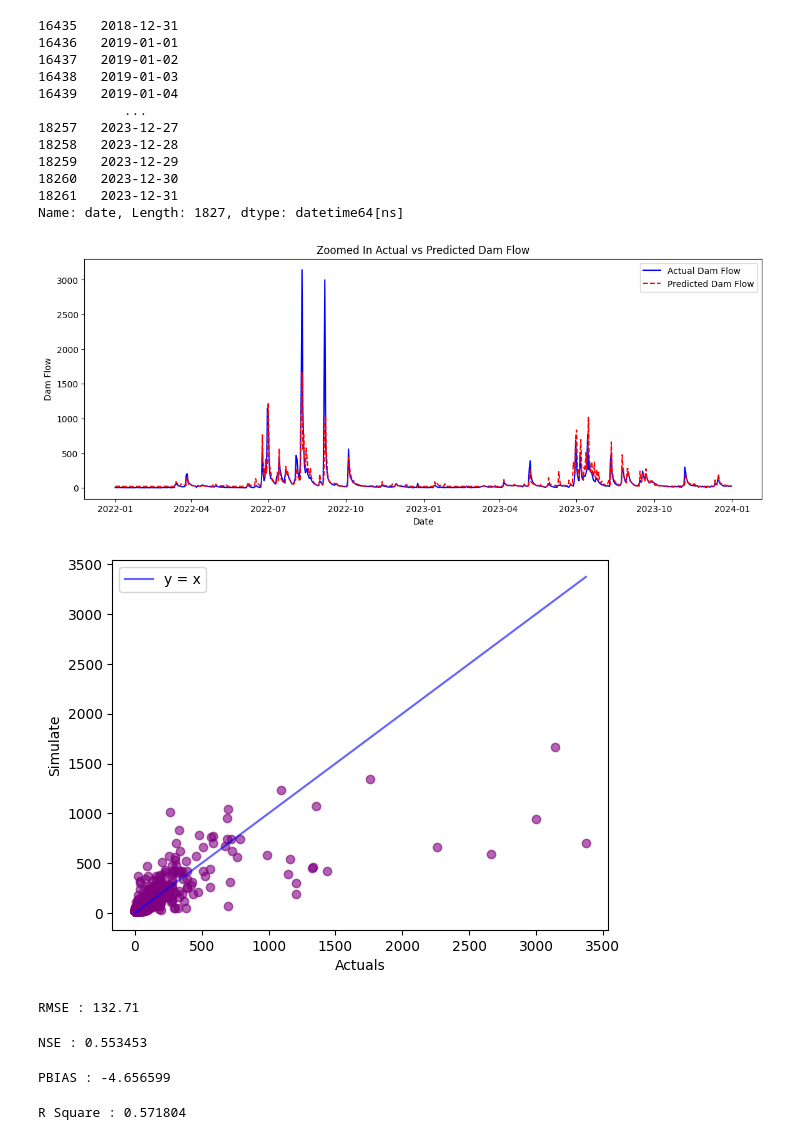
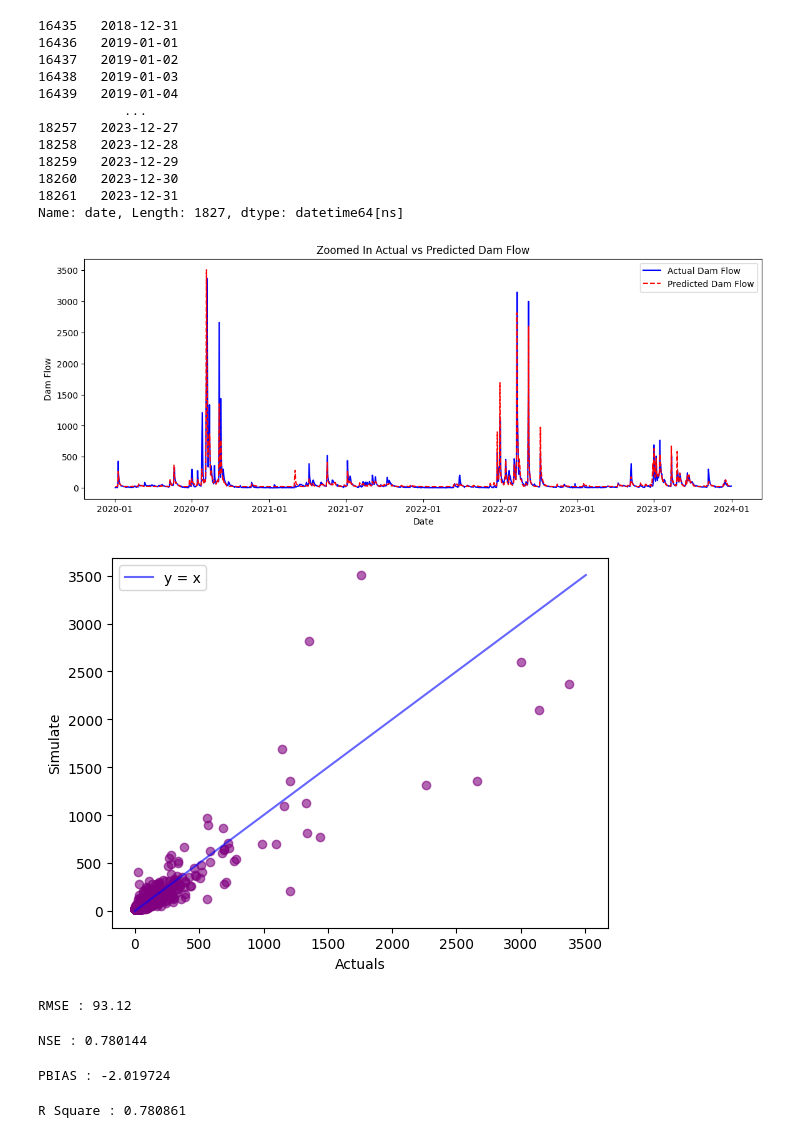
Before and after one commit to zinseo964/dam_flow, a Jupyter notebook: dam_lstm(notincludesthepreviousdam).ipynb, the cells around one changed output. Drawn from its saved outputs; the diff is of its cells as text; code cells hidden in the pictures.

```diff
--- a/dam_lstm(notincludesthepreviousdam).ipynb
+++ b/dam_lstm(notincludesthepreviousdam).ipynb
@@ -125,14 +125,14 @@ testY = []
 
 for i in range(seq_len, n_train-pred_days +1):
     trainX.append(train_data_scaled[i - seq_len:i, 1:train_data_scaled.shape[1]])
-    trainY.append(train_data_scaled[i + pred_days - 1:i + pred_days, 0])
+    trainY.append(train_data_scaled[i + pred_days - 2:i + pred_days-1, 0])
 
 for i in range(seq_len, len(test_data_scaled)-pred_days +1):
     testX.append(test_data_scaled[i - seq_len:i, 1:test_data_scaled.shape[1]])
-    testY.append(test_data_scaled[i + pred_days - 1:i + pred_days, 0])
+    testY.append(test_data_scaled[i + pred_days - 2:i + pred_days-1, 0])
 
-print(trainX[:5])
-# print(trainY[:5])
+print(trainX[0])
+print(trainY[0])
 
 trainX, trainY = np.array(trainX), np.array(trainY)
 testX, testY = np.array(testX), np.array(testY)
@@ -298,33 +296,33 @@ print(test_dates)
 Name: date, Length: 1827, dtype: datetime64[ns]
 # %%
 # Calculate the start and end indices for the zoomed plot
-zoom_start = len(test_dates) - 365*2
+zoom_start = len(test_dates) - 365*4
 zoom_end = len(test_dates)
 
 # Create the zoomed plot
 plt.figure(figsize=(14, 5))
 
 # Adjust the start index for the testY_original and y_pred arrays
 adjusted_start = zoom_start - seq_len
 
 plt.plot(test_dates[zoom_start:zoom_end],
          testY_original[adjusted_start:zoom_end - zoom_start + adjusted_start],
          color='blue',
          label='Actual Dam Flow')
 
 plt.plot(test_dates[zoom_start:zoom_end],
          y_pred[adjusted_start:zoom_end - zoom_start + adjusted_start ],
          color='red',
          linestyle='--',
          label='Predicted Dam Flow')
 
 plt.xlabel('Date')
 plt.ylabel('Dam Flow')
 plt.title('Zoomed In Actual vs Predicted Dam Flow')
 plt.legend()
 plt.show()
 # %% [output]
-[figure, old version]
+[figure, new version]
 # %%
 # 일대일 그래프
 x = np.arange(0,max(max(testY_original), max(y_pred)))
@@ -337,7 +335,7 @@ plt.ylabel('Simulate')
 plt.legend()
 plt.show()
 # %% [output]
-[figure, old version]
+[figure, new version]
 # %%
 #RMSE
 from sklearn.metrics import r2_score
@@ -346,7 +344,7 @@ from sklearn.metrics import mean_squared_error
 rmse = np.sqrt(mean_squared_error(testY_original, y_pred))
 print('RMSE : %.2f' %(rmse))
 # %% [output]
-RMSE : 132.71
+RMSE : 93.12
 # %%
 # NSE
 from numpy import mean
@@ -362,7 +360,7 @@ for i in range(len(testY_original)):
 nse = 1 - (num_sum1 / num_sum2)
 print('NSE : %f' %nse)
 # %% [output]
-NSE : 0.553453
+NSE : 0.780144
 # %%
 # PBIAS
 num_sum1 = 0
@@ -373,7 +371,7 @@ for i in range(len(testY_original)):
 pbias = (num_sum1 / np.sum(testY_original[:])) * 100
 print('PBIAS : %f' %pbias)
 # %% [output]
-PBIAS : -4.656599
+PBIAS : -2.019724
 # %%
 #R^2
 import math
@@ -394,4 +392,4 @@ for i in range(len(testY_original)):
 r_square = (num_sum1 / (math.sqrt(num_sum2)* math.sqrt(num_sum3)))**2
 print('R Square : %f' %r_square)
 # %% [output]
-R Square : 0.571804
+R Square : 0.780861
```
Also changed, not shown: parts of 6 cells of this notebook.
